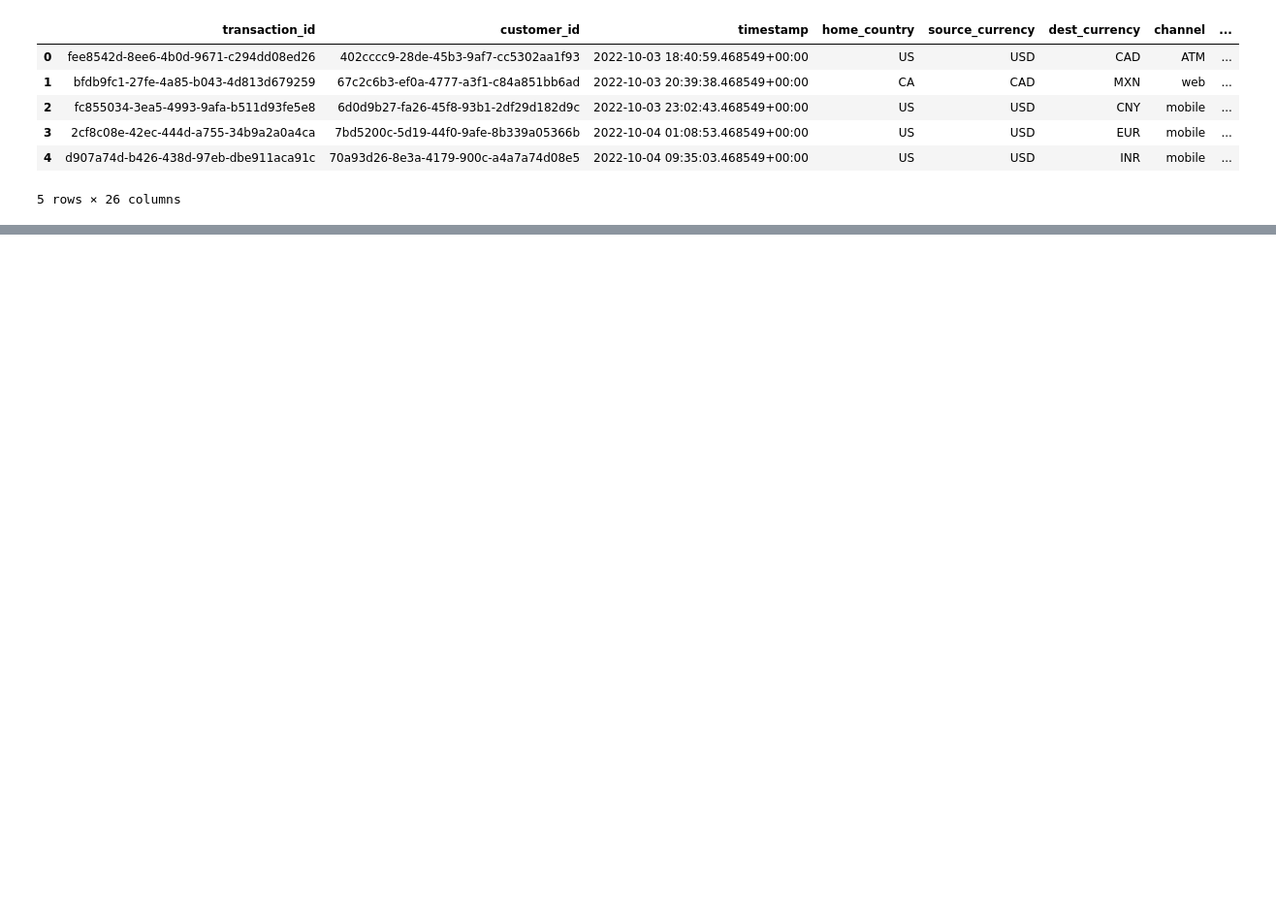
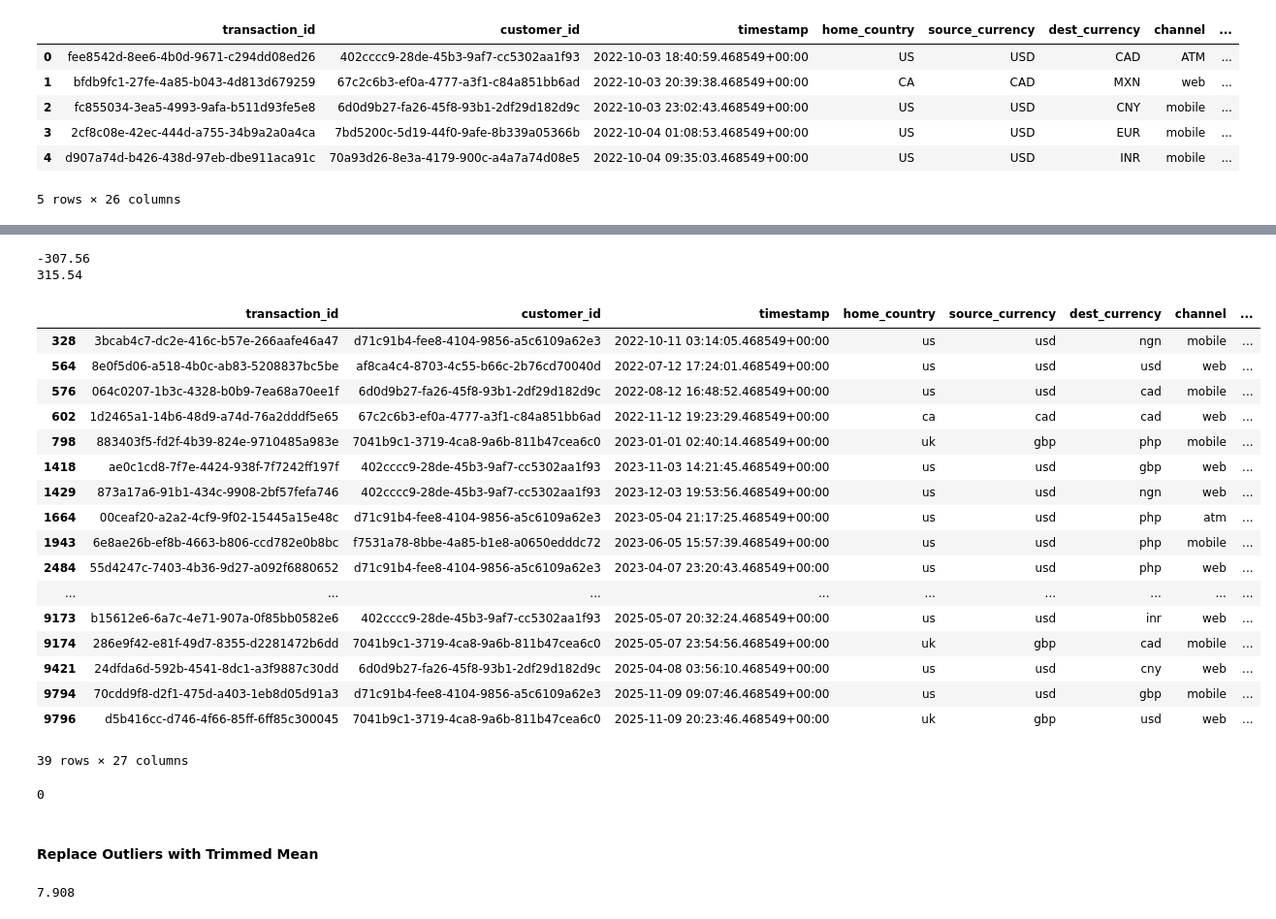
Before and after one commit to PleromaRay/fraudulent_transaction_detector, a Jupyter notebook: EDA/notebook.ipynb, the cells around one changed output, grey strips where cells are left out. Shown at 97% size. Drawn from its saved outputs; the diff is of its cells as text; code cells hidden in the pictures; blank space fills up the shorter version.

```diff
--- a/EDA/notebook.ipynb
+++ b/EDA/notebook.ipynb
@@ -37,0 +161,10 @@ memory usage: 2.1+ MB
+# %%
+## fill missing values with median
+df['amount_src'] = df['amount_src'].fillna(df['amount_src'].median())
+# %%
+### calculate rates conversion based on the data and return the values
+rates = round((df['amount_usd']/df['amount_src']).groupby(df['source_currency']).mean(), 2)
+print(rates.values)
+
+### fill amount_usd with amount_src and rates
+df['amount_usd'] = df['amount_usd'].fillna(df['amount_src'] * df['source_currency'].map(rates))
@@ -37,0 +176,3 @@ memory usage: 2.1+ MB
+# %%
+df['fee'] = df.groupby('channel')['fee'].transform(lambda x: x.fillna(x.median()))
+df['fee']
@@ -37,0 +192,3 @@ memory usage: 2.1+ MB
+# %%
+### ip_country
+df['ip_county'] = df['ip_country'].fillna(df['home_country'])
@@ -37,0 +200,50 @@ memory usage: 2.1+ MB
+# %%
+#Interquartile fee range
+Q1 = df['fee'].quantile(0.25)
+Q3 = df['fee'].quantile(0.75)
+
+IQR = Q3 - Q1
+lower_bound = Q1 - (100 * IQR)
+upper_bound = Q3 + (100 * IQR)
+
+print(lower_bound)
+print(upper_bound)
+
+df[(df['fee'] < lower_bound) | (df['fee'] > upper_bound)]
+# %% [output]
+-307.56
+315.54
+|  | transaction_id | customer_id | timestamp | home_country | source_currency | dest_currency | channel | ... |
+| 328 | 3bcab4c7-dc2e-416c-b57e-266aafe46a47 | d71c91b4-fee8-4104-9856-a5c6109a62e3 | 2022-10-11 03:14:05.468549+00:00 | us | usd | ngn | mobile | ... |
+| 564 | 8e0f5d06-a518-4b0c-ab83-5208837bc5be | af8ca4c4-8703-4c55-b66c-2b76cd70040d | 2022-07-12 17:24:01.468549+00:00 | us | usd | usd | web | ... |
+| 576 | 064c0207-1b3c-4328-b0b9-7ea68a70ee1f | 6d0d9b27-fa26-45f8-93b1-2df29d182d9c | 2022-08-12 16:48:52.468549+00:00 | us | usd | cad | mobile | ... |
+| 602 | 1d2465a1-14b6-48d9-a74d-76a2dddf5e65 | 67c2c6b3-ef0a-4777-a3f1-c84a851bb6ad | 2022-11-12 19:23:29.468549+00:00 | ca | cad | cad | web | ... |
+| 798 | 883403f5-fd2f-4b39-824e-9710485a983e | 7041b9c1-3719-4ca8-9a6b-811b47cea6c0 | 2023-01-01 02:40:14.468549+00:00 | uk | gbp | php | mobile | ... |
+| 1418 | ae0c1cd8-7f7e-4424-938f-7f7242ff197f | 402cccc9-28de-45b3-9af7-cc5302aa1f93 | 2023-11-03 14:21:45.468549+00:00 | us | usd | gbp | web | ... |
+| 1429 | 873a17a6-91b1-434c-9908-2bf57fefa746 | 402cccc9-28de-45b3-9af7-cc5302aa1f93 | 2023-12-03 19:53:56.468549+00:00 | us | usd | ngn | web | ... |
+| 1664 | 00ceaf20-a2a2-4cf9-9f02-15445a15e48c | d71c91b4-fee8-4104-9856-a5c6109a62e3 | 2023-05-04 21:17:25.468549+00:00 | us | usd | php | atm | ... |
+| 1943 | 6e8ae26b-ef8b-4663-b806-ccd782e0b8bc | f7531a78-8bbe-4a85-b1e8-a0650edddc72 | 2023-06-05 15:57:39.468549+00:00 | us | usd | php | mobile | ... |
+| 2484 | 55d4247c-7403-4b36-9d27-a092f6880652 | d71c91b4-fee8-4104-9856-a5c6109a62e3 | 2023-04-07 23:20:43.468549+00:00 | us | usd | php | web | ... |
+| ... | ... | ... | ... | ... | ... | ... | ... | ... |
+| 9173 | b15612e6-6a7c-4e71-907a-0f85bb0582e6 | 402cccc9-28de-45b3-9af7-cc5302aa1f93 | 2025-05-07 20:32:24.468549+00:00 | us | usd | inr | web | ... |
+| 9174 | 286e9f42-e81f-49d7-8355-d2281472b6dd | 7041b9c1-3719-4ca8-9a6b-811b47cea6c0 | 2025-05-07 23:54:56.468549+00:00 | uk | gbp | cad | mobile | ... |
+| 9421 | 24dfda6d-592b-4541-8dc1-a3f9887c30dd | 6d0d9b27-fa26-45f8-93b1-2df29d182d9c | 2025-04-08 03:56:10.468549+00:00 | us | usd | cny | web | ... |
+| 9794 | 70cdd9f8-d2f1-475d-a403-1eb8d05d91a3 | d71c91b4-fee8-4104-9856-a5c6109a62e3 | 2025-11-09 09:07:46.468549+00:00 | us | usd | gbp | mobile | ... |
+| 9796 | d5b416cc-d746-4f66-85ff-6ff85c300045 | 7041b9c1-3719-4ca8-9a6b-811b47cea6c0 | 2025-11-09 20:23:46.468549+00:00 | uk | gbp | usd | web | ... |
+39 rows × 27 columns
+# %%
+print((df['amount_src'] < 0).sum())
+df['amount_src'] = df['amount_src'].abs()
+# %% [output]
+0
+# %% [markdown]
+#### Replace Outliers with Trimmed Mean
+# %%
+outlier = (df['fee'] < lower_bound) | (df['fee'] > upper_bound)
+trimmed_mean = df.loc[~outlier, 'fee'].mean()
+
+print(round(trimmed_mean, 3))
+
+df.loc[outlier, 'fee'] = round(trimmed_mean, 3)
+# %% [output]
+7.908
```
Also changed, not shown: parts of 62 cells of this notebook, 2 other files.
